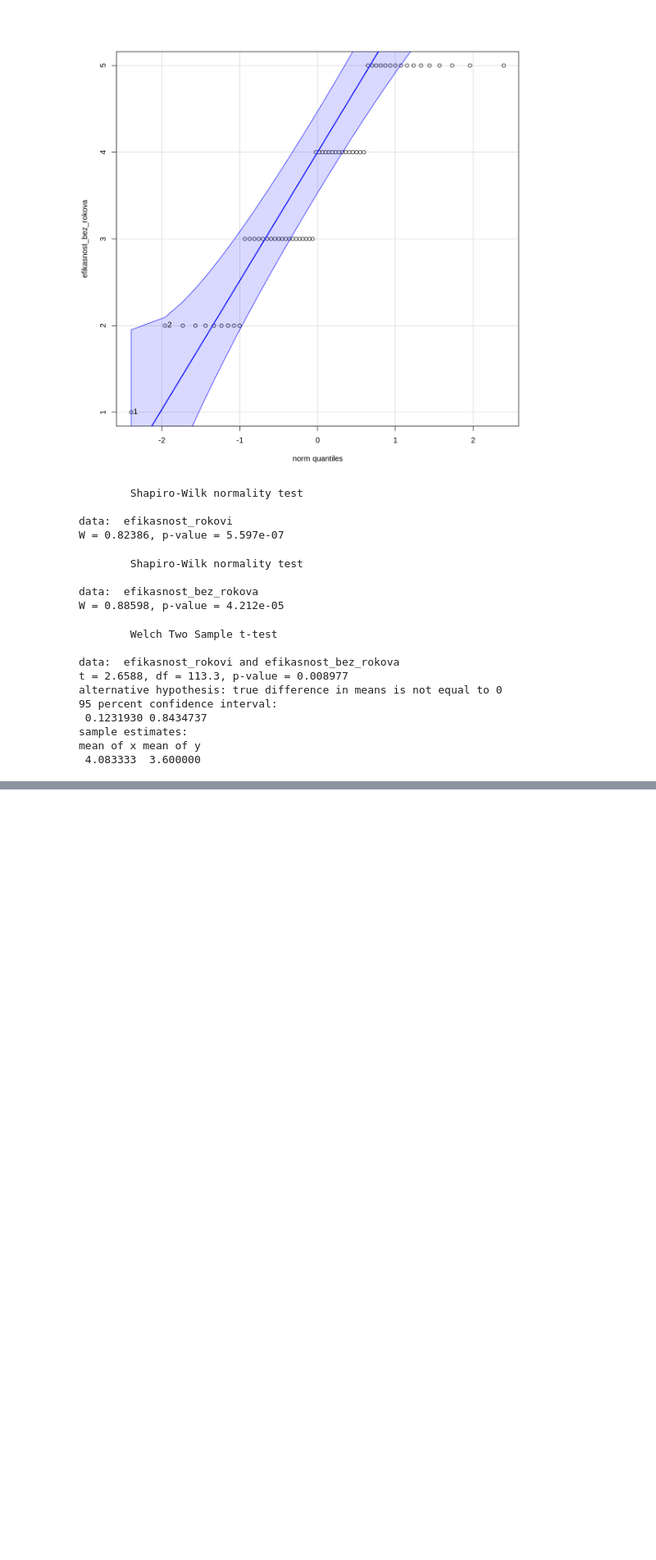
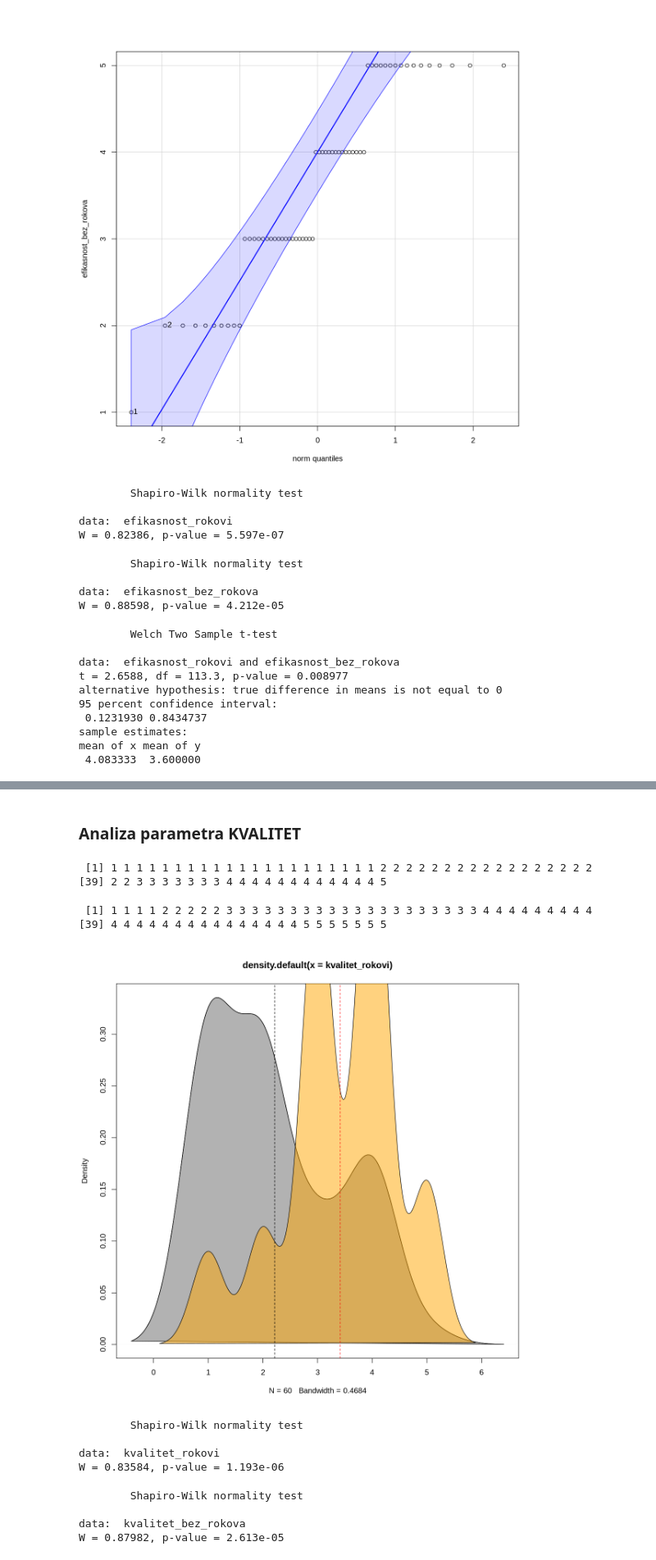
Before and after one commit to bojananeskovic/Empirical-software-engineering, a Jupyter notebook: Time_Pressure_[ESI].ipynb, the cells around one changed output, grey strips where cells are left out. Shown at 82% size. Saved outputs shown, nothing was run; the diff lists cells and outputs as text; code cells hidden in the pictures; blank space fills up the shorter version.

```diff
--- a/Time_Pressure_[ESI].ipynb
+++ b/Time_Pressure_[ESI].ipynb
@@ -72,0 +124,38 @@ mean of x mean of y
+# %% [markdown]
+### Analiza parametra **KVALITET**
+# %%
+kvalitet_rokovi<-c(1,1,1,1,1,1,1,1,1,1,1,1,1,1,1,1,1,1,1,1,1,2,2,2,2,2,2,2,2,2,2,2,2,2,2,2,2,2,2,2,3,3,3,3,3,3,3,4,4,4,4,4,4,4,4,4,4,4,4,5)
+kvalitet_bez_rokova<-c(1,1,1,1,2,2,2,2,2,3,3,3,3,3,3,3,3,3,3,3,3,3,3,3,3,3,3,3,3,4,4,4,4,4,4,4,4,4,4,4,4,4,4,4,4,4,4,4,4,4,4,4,4,5,5,5,5,5,5,5)
+# %%
+kvalitet_rokovi
+# %% [output]
+ [1] 1 1 1 1 1 1 1 1 1 1 1 1 1 1 1 1 1 1 1 1 1 2 2 2 2 2 2 2 2 2 2 2 2 2 2 2 2 2
+[39] 2 2 3 3 3 3 3 3 3 4 4 4 4 4 4 4 4 4 4 4 4 5
+# %%
+kvalitet_bez_rokova
+# %% [output]
+ [1] 1 1 1 1 2 2 2 2 2 3 3 3 3 3 3 3 3 3 3 3 3 3 3 3 3 3 3 3 3 4 4 4 4 4 4 4 4 4
+[39] 4 4 4 4 4 4 4 4 4 4 4 4 4 4 4 5 5 5 5 5 5 5
+# %%
+options(repr.plot.width=10, repr.plot.height=10)
+plot(density(kvalitet_rokovi), col="black")
+polygon(density(kvalitet_rokovi), col=adjustcolor("black", alpha.f = 0.3))
+polygon(density(kvalitet_bez_rokova), col=adjustcolor("orange", alpha.f = 0.5))
+abline(v=mean(kvalitet_rokovi), col="black", lty=2)
+abline(v=mean(kvalitet_bez_rokova), col="red", lty=2)
+# %% [output]
+[figure, added]
+# %%
+shapiro.test(kvalitet_rokovi)
+# %% [output]
+        Shapiro-Wilk normality test
+
+data:  kvalitet_rokovi
+W = 0.83584, p-value = 1.193e-06
+# %%
+shapiro.test(kvalitet_bez_rokova)
+# %% [output]
+        Shapiro-Wilk normality test
+
+data:  kvalitet_bez_rokova
+W = 0.87982, p-value = 2.613e-05
```
Also changed, not shown: parts of 13 cells of this notebook.
